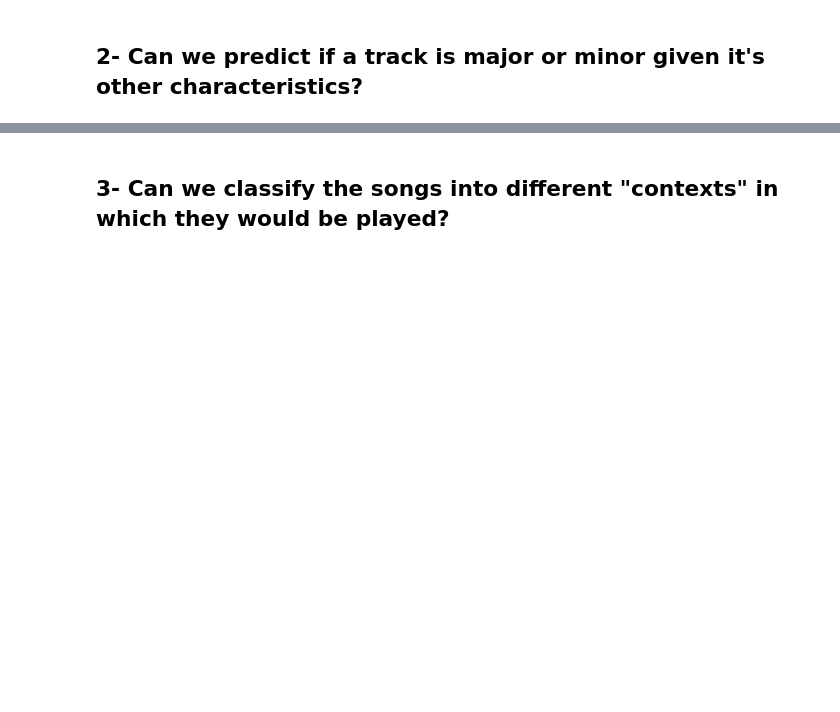
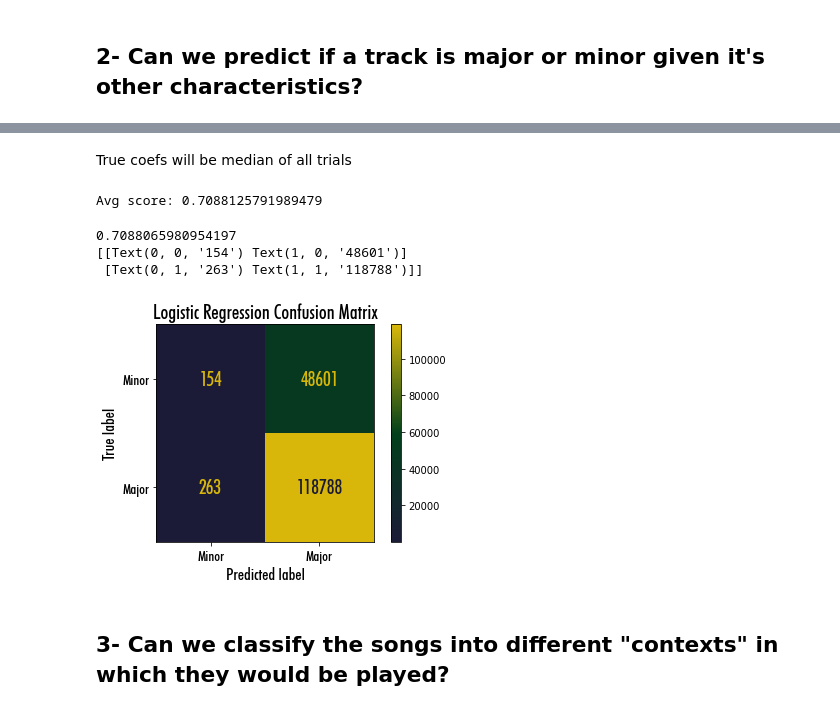
Before and after one commit to danshaub/CPSC392-Final-Project, a Jupyter notebook: Notebooks/Dan-FP.ipynb, the cells around one changed output, grey strips where cells are left out. Drawn from its saved outputs; the diff is of its cells as text; code cells hidden in the pictures; blank space fills up the shorter version.

```diff
--- a/Notebooks/Dan-FP.ipynb
+++ b/Notebooks/Dan-FP.ipynb
@@ -26,8 +29,14 @@ from mizani.formatters import date_format
 
 np.random.seed(11132009)
 # %%
+import matplotlib as mpl
 import matplotlib.font_manager as fm
+from matplotlib.colors import LinearSegmentedColormap
+
 fpath = '../Personal Folders/Dan/futura_medium_condensed_bt.ttf'
 futura = fm.FontProperties(fname=fpath)
 
-FMF_Pallette = ["#5C5C5C","#46ACC8","#E2D200","#DD8D29","#E58601","#B40F20"]
+
+
+FMF_Palette = ["#5C5C5C","#46ACC8","#E2D200","#DD8D29","#E58601","#B40F20"]
+Cav_Palette = ["#D8B70A","#02401B","#A2A475","#81A88D","#972D15","#1B1B37"]
@@ -364,3 +569,62 @@ data_2.head()
+# %% [markdown]
+True coefs will be median of all trials
+# %%
+print("Avg score: " + str(coefs_each_pass_2['score'].mean()))
+# %% [output]
+Avg score: 0.7088125791989479
+# %%
+## Simple function to return a list of rgb tuples from list of hex codes ##
+def hex_to_rgb(values):
+    rgbList = []
+    for value in values:
+        temp = value.lstrip('#')
+        length = len(temp)
+        rgbList.append(tuple(int(temp[i:i + length // 3], 16)/255.0 for i in range(0, length, length // 3)))
+    return(rgbList)
+# %%
+lr_2.coef_ = np.ndarray(shape=(1,10))
+
+indx_2 = 0
+for name in features_2:
+    lr_2.coef_[0,indx_2] = coefs_each_pass_2[name].median()
+    indx_2 = indx_2 + 1
+
+
+lr_2.intercept_ = coefs_each_pass_2['intercept'].median()
+lr_2.classes_ = np.array([0, 1])
+pred_2 = lr_2.predict(Xz_total_2)
+
+print(accuracy_score(y_2, pred_2))
+con_matrix_2 = plot_confusion_matrix(lr_2, Xz_total_2, y_2,
+                   display_labels=["Minor", "Major"],
+                   cmap=LinearSegmentedColormap.from_list(name='temp',
+                       colors=hex_to_rgb([Cav_Palette[5],
+                                          Cav_Palette[1],
+                                          Cav_Palette[0]])))
+
+con_matrix_2.ax_.set_title("Logistic Regression Confusion Matrix", fontproperties=futura, size=20)
+con_matrix_2.ax_.tick_params(axis='both', which='major', labelsize=15)
+
+con_matrix_2.ax_.set_xlabel('Predicted label', fontsize=17, fontproperties=futura)
+# con_matrix_2.ax_.get_xlabel().set_size(15)
+
+con_matrix_2.ax_.set_ylabel('True label', fontsize=17, fontproperties=futura)
+# con_matrix_2.ax_.get_ylabel().set_size(15)
+
+for label in con_matrix_2.ax_.get_yticklabels() + con_matrix_2.ax_.get_xticklabels():
+    label.set_fontproperties(futura)
+    label.set_size(15)
+for temp in con_matrix_2.text_:
+    for text in temp:
+        text.set_fontproperties(futura)
+        text.set_size(20)
+
+print(con_matrix_2.text_)
+# %% [output]
+0.7088065980954197
+[[Text(0, 0, '154') Text(1, 0, '48601')]
+ [Text(0, 1, '263') Text(1, 1, '118788')]]
+[figure, added]
 # %% [markdown]
 ## 3- Can we classify the songs into different "contexts" in which they would be played?
 # %%
```
Also changed, not shown: parts of 16 cells of this notebook, 1 other file.
